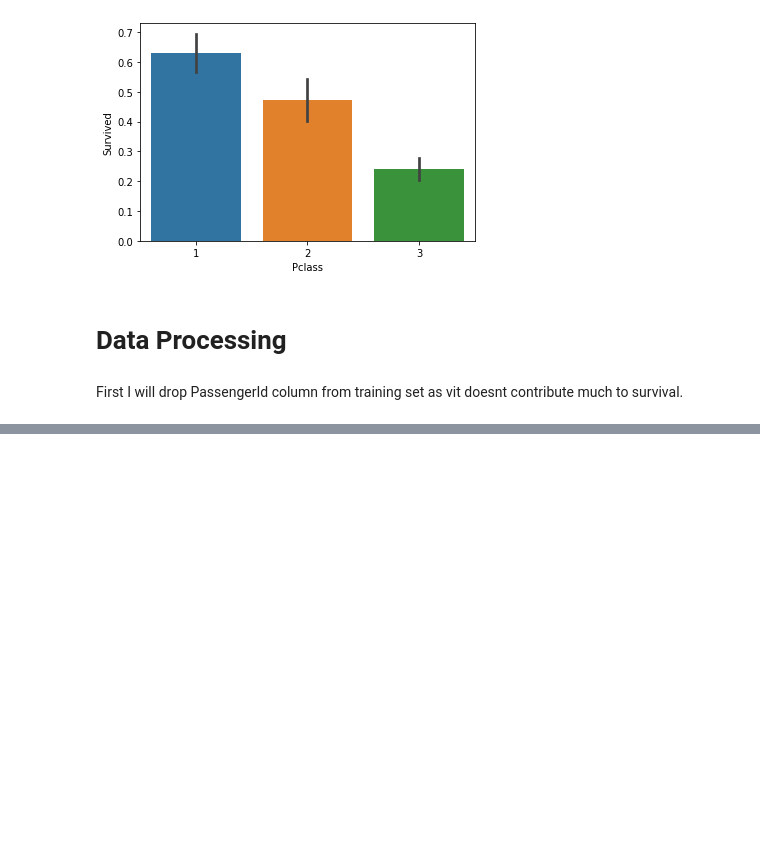
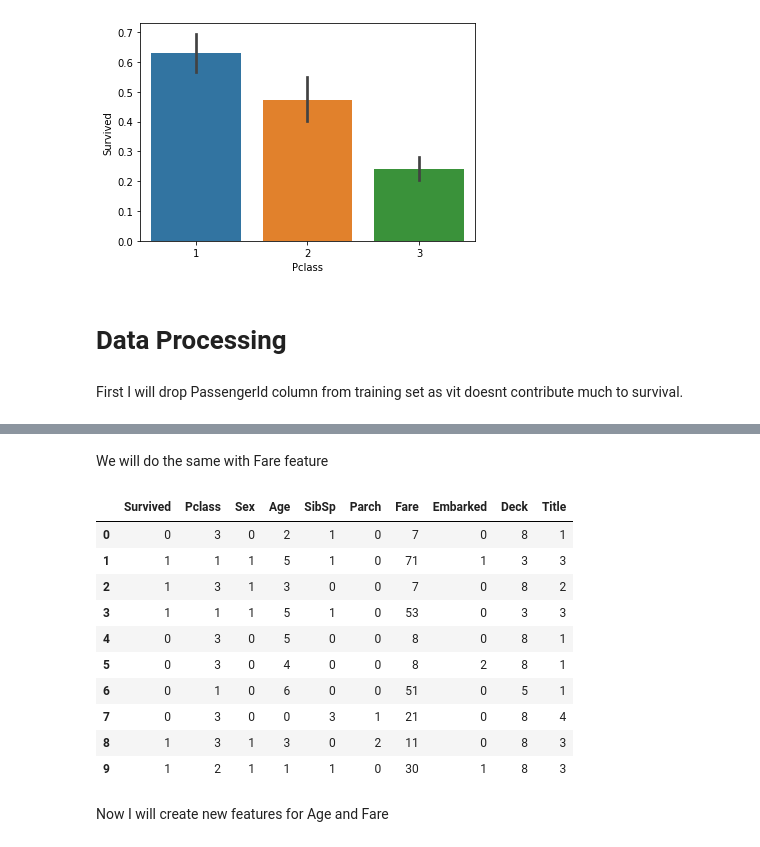
Before and after one commit to sagarnibandhe/fastai, a Jupyter notebook: workspace/RandomForest- Kaggle.ipynb, the cells around one changed output, grey strips where cells are left out. Cells and saved outputs as stored; diff of their text form; code cells hidden in the pictures; blank space fills up the shorter version.

```diff
--- a/workspace/RandomForest- Kaggle.ipynb
+++ b/workspace/RandomForest- Kaggle.ipynb
@@ -132,0 +281,16 @@ train_df = train_df.drop(['PassengerId'], axis=1)
+# %% [markdown]
+We will do the same with Fare feature
+# %%
+train_df.head(10)
+# %% [output]
+|  | Survived | Pclass | Sex | Age | SibSp | Parch | Fare | Embarked | Deck | Title |
+| 0 | 0 | 3 | 0 | 2 | 1 | 0 | 7 | 0 | 8 | 1 |
+| 1 | 1 | 1 | 1 | 5 | 1 | 0 | 71 | 1 | 3 | 3 |
+| 2 | 1 | 3 | 1 | 3 | 0 | 0 | 7 | 0 | 8 | 2 |
+| 3 | 1 | 1 | 1 | 5 | 1 | 0 | 53 | 0 | 3 | 3 |
+| 4 | 0 | 3 | 0 | 5 | 0 | 0 | 8 | 0 | 8 | 1 |
+| 5 | 0 | 3 | 0 | 4 | 0 | 0 | 8 | 2 | 8 | 1 |
+| 6 | 0 | 1 | 0 | 6 | 0 | 0 | 51 | 0 | 5 | 1 |
+| 7 | 0 | 3 | 0 | 0 | 3 | 1 | 21 | 0 | 8 | 4 |
+| 8 | 1 | 3 | 1 | 3 | 0 | 2 | 11 | 0 | 8 | 3 |
+| 9 | 1 | 2 | 1 | 1 | 1 | 0 | 30 | 1 | 8 | 3 |
@@ -132,0 +308,2 @@ train_df = train_df.drop(['PassengerId'], axis=1)
+# %% [markdown]
+Now I will create new features for Age and Fare
```
Also changed, not shown: parts of 34 cells of this notebook.
